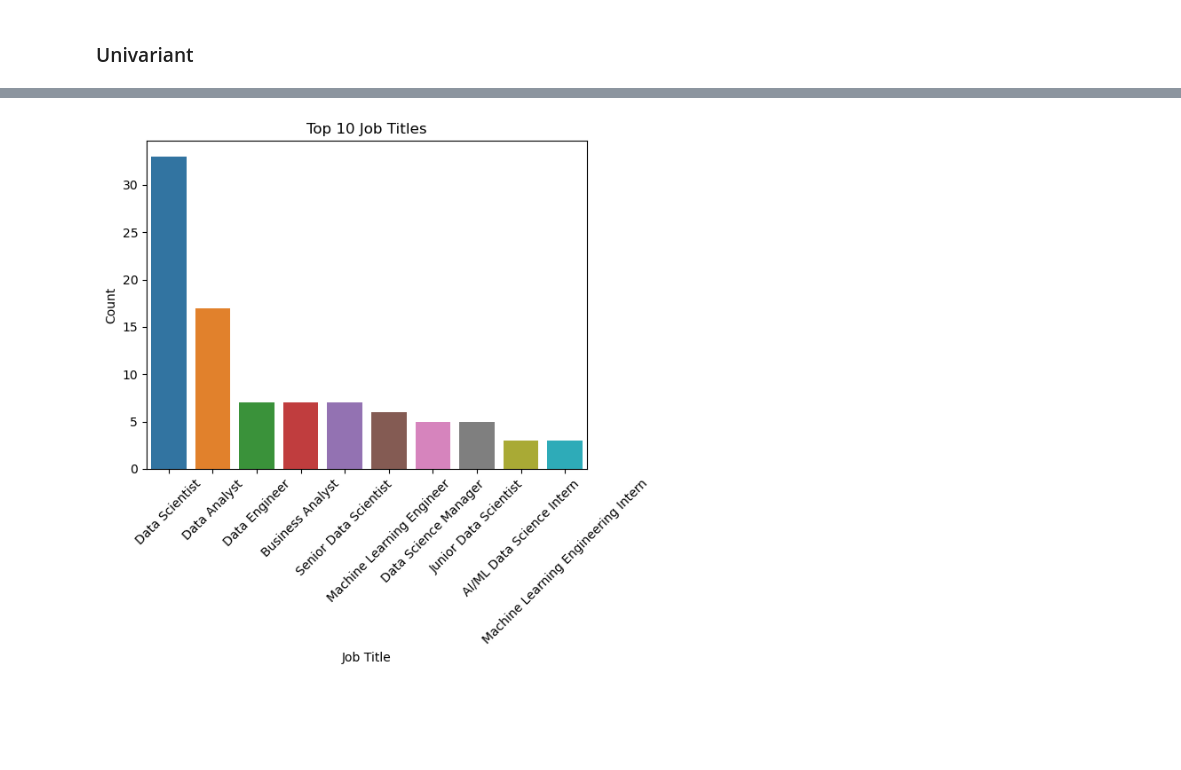
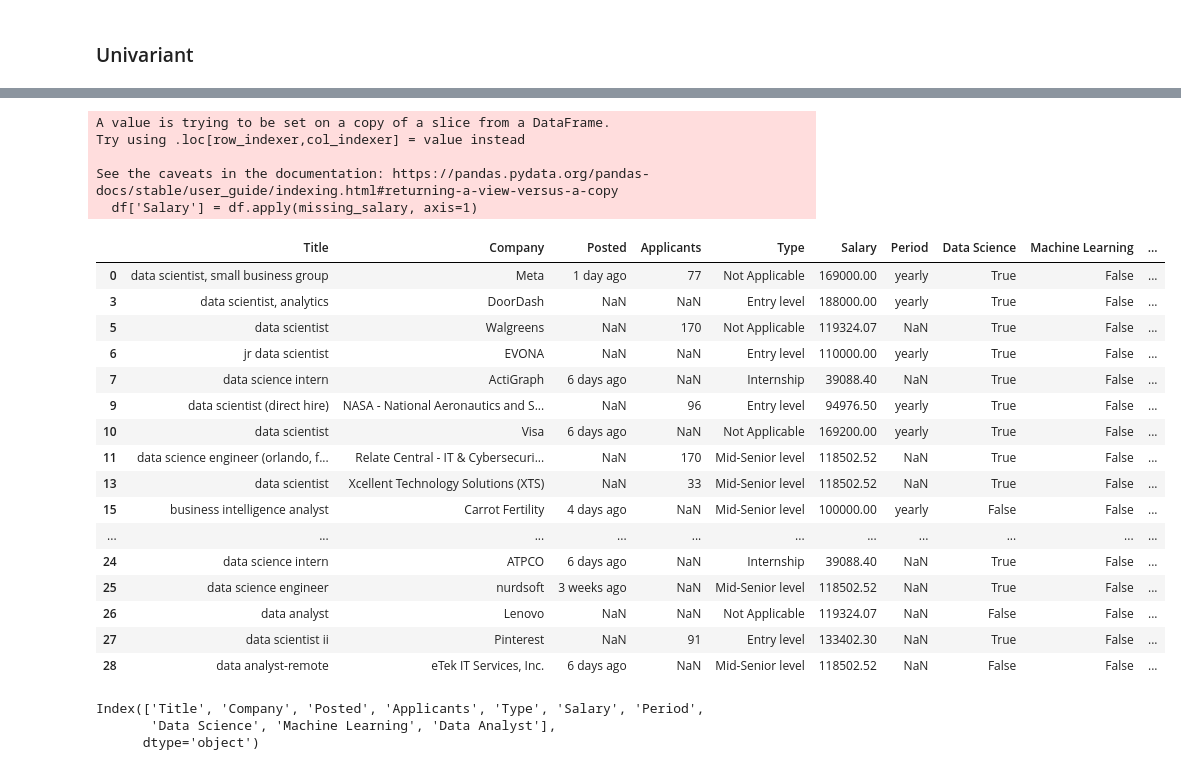
Before and after one commit to Severesix907/Capstone_Project, a Jupyter notebook: Code/EDA.ipynb, the cells around one changed output, grey strips where cells are left out. Drawn from its saved outputs; the diff is of its cells as text; code cells hidden in the pictures; blank space fills up the shorter version.

```diff
--- a/Code/EDA.ipynb
+++ b/Code/EDA.ipynb
@@ -133,9 +404,39 @@ plt.show()
-# %%
-sns.countplot(x="job_title", data=df, order = df['job_title'].value_counts().iloc[:10].index)
-plt.title('Top 10 Job Titles')
-plt.xlabel('Job Title')
-plt.ylabel('Count')
-plt.xticks(rotation=45)
-plt.show()
-# %% [output]
-[figure, removed]
+# %%
+#Calculating the average of each level entry
+mean_salary = df.groupby("Type")["Salary"].mean().round(2)
+def missing_salary(row):
+    if pd.isna(row['Salary']):
+        return round(mean_salary[row['Type']],2)
+    else:
+        return round(row['Salary'],2)
+df['Salary'] = df.apply(missing_salary, axis=1)
+df.head(20)
+# %% [output]
+A value is trying to be set on a copy of a slice from a DataFrame.
+Try using .loc[row_indexer,col_indexer] = value instead
+
+See the caveats in the documentation: https://pandas.pydata.org/pandas-docs/stable/user_guide/indexing.html#returning-a-view-versus-a-copy
+  df['Salary'] = df.apply(missing_salary, axis=1)
+|  | Title | Company | Posted | Applicants | Type | Salary | Period | Data Science | Machine Learning | ... |
+| 0 | data scientist, small business group | Meta | 1 day ago | 77 | Not Applicable | 169000.00 | yearly | True | False | ... |
+| 3 | data scientist, analytics | DoorDash | NaN | NaN | Entry level | 188000.00 | yearly | True | False | ... |
+| 5 | data scientist | Walgreens | NaN | 170 | Not Applicable | 119324.07 | NaN | True | False | ... |
+| 6 | jr data scientist | EVONA | NaN | NaN | Entry level | 110000.00 | yearly | True | False | ... |
+| 7 | data science intern | ActiGraph | 6 days ago | NaN | Internship | 39088.40 | NaN | True | False | ... |
+| 9 | data scientist (direct hire) | NASA - National Aeronautics and S... | NaN | 96 | Entry level | 94976.50 | yearly | True | False | ... |
+| 10 | data scientist | Visa | 6 days ago | NaN | Not Applicable | 169200.00 | yearly | True | False | ... |
+| 11 | data science engineer (orlando, f... | Relate Central - IT & Cybersecuri... | NaN | 170 | Mid-Senior level | 118502.52 | NaN | True | False | ... |
+| 13 | data scientist | Xcellent Technology Solutions (XTS) | NaN | 33 | Mid-Senior level | 118502.52 | NaN | True | False | ... |
+| 15 | business intelligence analyst | Carrot Fertility | 4 days ago | NaN | Mid-Senior level | 100000.00 | yearly | False | False | ... |
+| ... | ... | ... | ... | ... | ... | ... | ... | ... | ... | ... |
+| 24 | data science intern | ATPCO | 6 days ago | NaN | Internship | 39088.40 | NaN | True | False | ... |
+| 25 | data science engineer | nurdsoft | 3 weeks ago | NaN | Mid-Senior level | 118502.52 | NaN | True | False | ... |
+| 26 | data analyst | Lenovo | NaN | NaN | Not Applicable | 119324.07 | NaN | False | False | ... |
+| 27 | data scientist ii | Pinterest | NaN | 91 | Entry level | 133402.30 | NaN | True | False | ... |
+| 28 | data analyst-remote | eTek IT Services, Inc. | 6 days ago | NaN | Mid-Senior level | 118502.52 | NaN | False | False | ... |
+# %%
+df.columns
+# %% [output]
+Index(['Title', 'Company', 'Posted', 'Applicants', 'Type', 'Salary', 'Period',
+       'Data Science', 'Machine Learning', 'Data Analyst'],
+      dtype='object')
```
Also changed, not shown: parts of 25 cells of this notebook, 1 other file.
